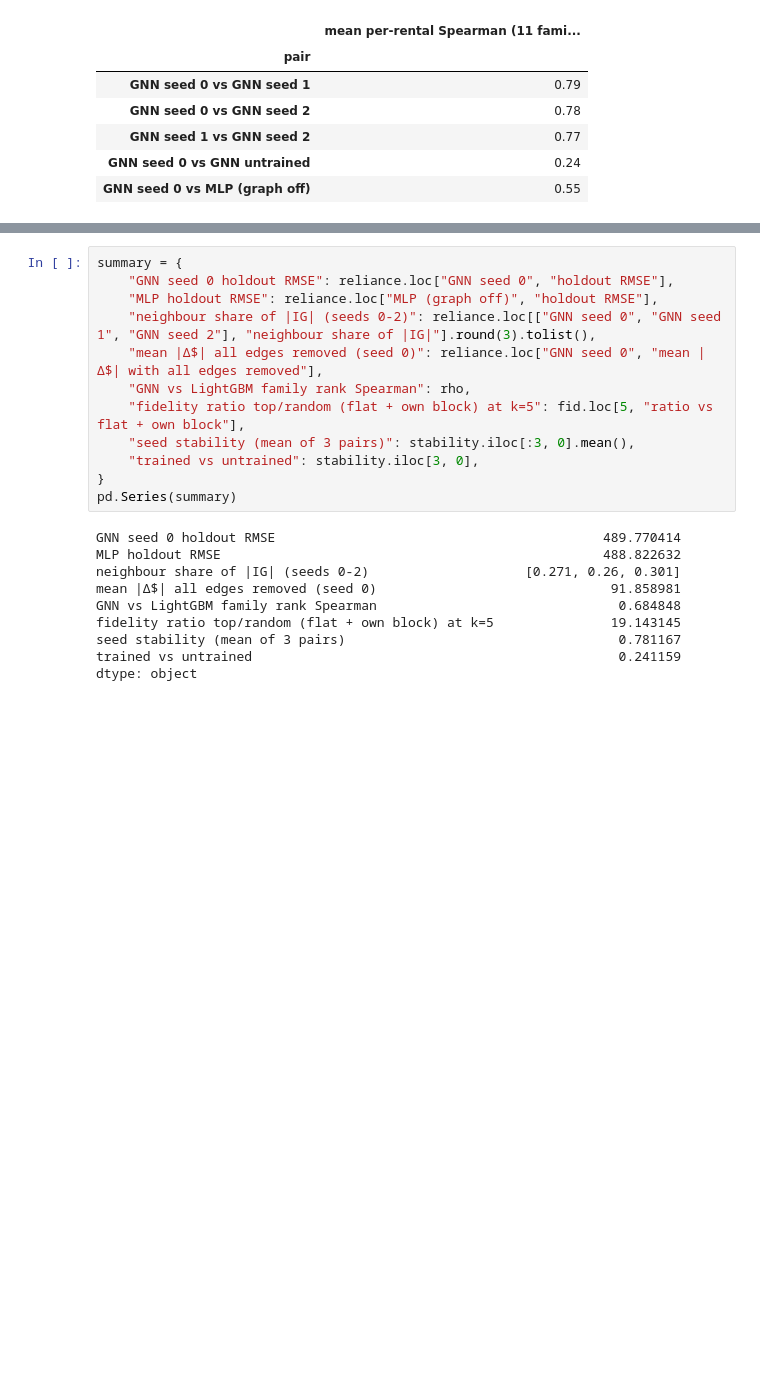
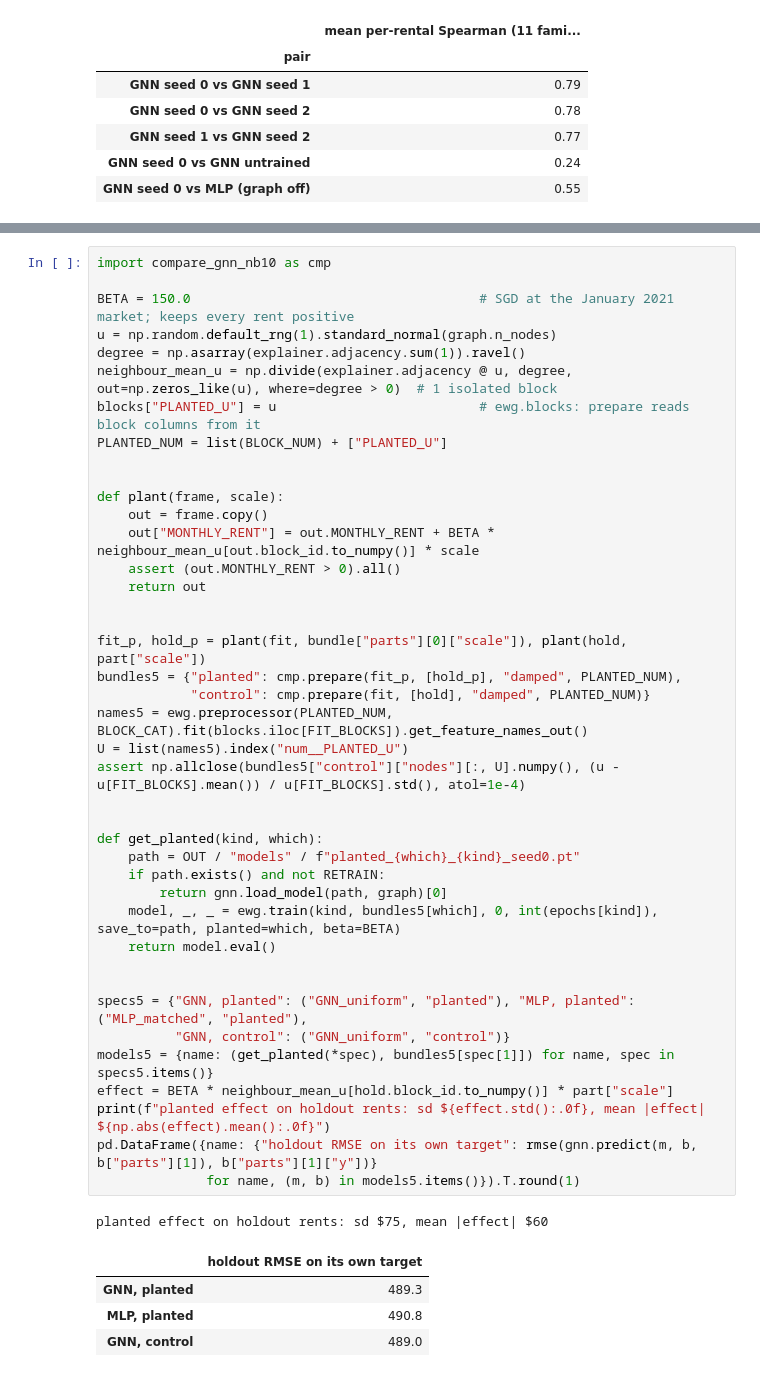
Before and after one commit to sidneyting/hdb-rentals, a Jupyter notebook: notebooks/11_interpretability.ipynb, the cells around one changed output, grey strips where cells are left out. Saved outputs shown, nothing was run; the diff lists cells and outputs as text; blank space fills up the shorter version.

```diff
--- a/notebooks/11_interpretability.ipynb
+++ b/notebooks/11_interpretability.ipynb
@@ -613,22 +566,47 @@ the same analysis. (3) Run the same checks on `GNN_learned_edges` and read its l
 # %%
-summary = {
-    "GNN seed 0 holdout RMSE": reliance.loc["GNN seed 0", "holdout RMSE"],
-    "MLP holdout RMSE": reliance.loc["MLP (graph off)", "holdout RMSE"],
-    "neighbour share of |IG| (seeds 0-2)": reliance.loc[["GNN seed 0", "GNN seed 1", "GNN seed 2"], "neighbour share of |IG|"].round(3).tolist(),
-    "mean |Δ$| all edges removed (seed 0)": reliance.loc["GNN seed 0", "mean |Δ$| with all edges removed"],
-    "GNN vs LightGBM family rank Spearman": rho,
-    "fidelity ratio top/random (flat + own block) at k=5": fid.loc[5, "ratio vs flat + own block"],
-    "seed stability (mean of 3 pairs)": stability.iloc[:3, 0].mean(),
-    "trained vs untrained": stability.iloc[3, 0],
-}
-pd.Series(summary)
+import compare_gnn_nb10 as cmp
+
+BETA = 150.0                                     # SGD at the January 2021 market; keeps every rent positive
+u = np.random.default_rng(1).standard_normal(graph.n_nodes)
+degree = np.asarray(explainer.adjacency.sum(1)).ravel()
+neighbour_mean_u = np.divide(explainer.adjacency @ u, degree, out=np.zeros_like(u), where=degree > 0)  # 1 isolated block
+blocks["PLANTED_U"] = u                          # ewg.blocks: prepare reads block columns from it
+PLANTED_NUM = list(BLOCK_NUM) + ["PLANTED_U"]
+
+
+def plant(frame, scale):
+    out = frame.copy()
+    out["MONTHLY_RENT"] = out.MONTHLY_RENT + BETA * neighbour_mean_u[out.block_id.to_numpy()] * scale
+    assert (out.MONTHLY_RENT > 0).all()
+    return out
+
+
+fit_p, hold_p = plant(fit, bundle["parts"][0]["scale"]), plant(hold, part["scale"])
+bundles5 = {"planted": cmp.prepare(fit_p, [hold_p], "damped", PLANTED_NUM),
+            "control": cmp.prepare(fit, [hold], "damped", PLANTED_NUM)}
+names5 = ewg.preprocessor(PLANTED_NUM, BLOCK_CAT).fit(blocks.iloc[FIT_BLOCKS]).get_feature_names_out()
+U = list(names5).index("num__PLANTED_U")
+assert np.allclose(bundles5["control"]["nodes"][:, U].numpy(), (u - u[FIT_BLOCKS].mean()) / u[FIT_BLOCKS].std(), atol=1e-4)
+
+
+def get_planted(kind, which):
+    path = OUT / "models" / f"planted_{which}_{kind}_seed0.pt"
+    if path.exists() and not RETRAIN:
+        return gnn.load_model(path, graph)[0]
+    model, _, _ = ewg.train(kind, bundles5[which], 0, int(epochs[kind]), save_to=path, planted=which, beta=BETA)
+    return model.eval()
+
+
+specs5 = {"GNN, planted": ("GNN_uniform", "planted"), "MLP, planted": ("MLP_matched", "planted"),
+          "GNN, control": ("GNN_uniform", "control")}
+models5 = {name: (get_planted(*spec), bundles5[spec[1]]) for name, spec in specs5.items()}
+effect = BETA * neighbour_mean_u[hold.block_id.to_numpy()] * part["scale"]
+print(f"planted effect on holdout rents: sd ${effect.std():.0f}, mean |effect| ${np.abs(effect).mean():.0f}")
+pd.DataFrame({name: {"holdout RMSE on its own target": rmse(gnn.predict(m, b, b["parts"][1]), b["parts"][1]["y"])}
+              for name, (m, b) in models5.items()}).T.round(1)
 # %% [output]
-GNN seed 0 holdout RMSE                                          489.770414
-MLP holdout RMSE                                                 488.822632
-neighbour share of |IG| (seeds 0-2)                    [0.271, 0.26, 0.301]
-mean |Δ$| all edges removed (seed 0)                              91.858981
-GNN vs LightGBM family rank Spearman                               0.684848
-fidelity ratio top/random (flat + own block) at k=5               19.143145
-seed stability (mean of 3 pairs)                                   0.781167
-trained vs untrained                                               0.241159
-dtype: object
+planted effect on holdout rents: sd $75, mean |effect| $60
+|  | holdout RMSE on its own target |
+| GNN, planted | 489.3 |
+| MLP, planted | 490.8 |
+| GNN, control | 489.0 |
```
Also changed, not shown: parts of 14 cells of this notebook, 12 other files.
